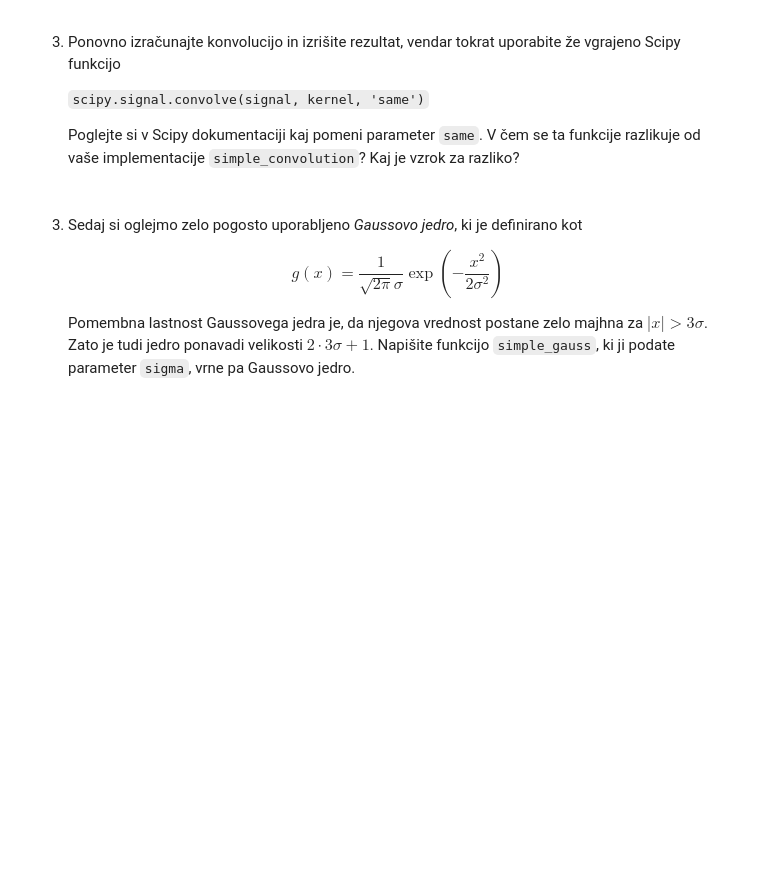
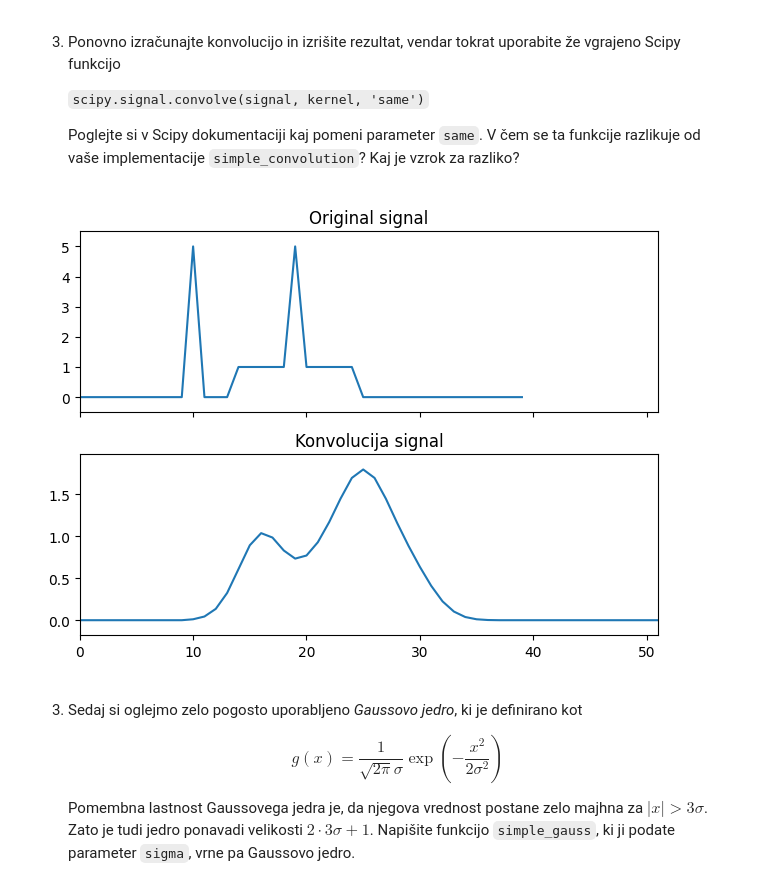
Before and after one commit to Krevs321/Robotika, a Jupyter notebook: vaja2.ipynb, the cells around one changed output. Saved outputs shown, nothing was run; the diff lists cells and outputs as text; code cells hidden in the pictures; blank space fills up the shorter version.

```diff
--- a/vaja2.ipynb
+++ b/vaja2.ipynb
@@ -82,3 +79,20 @@ from scipy import signal
+# %%
+# TO-DO: Izracunajte konvolucijo in izrisite rezultat
+import scipy as sp
+
+output = sp.signal.convolve(signal, kernel, mode='full', method='auto')
+
+fig, (ax_orig, ax_win) = plt.subplots(2, 1, sharex=True)
+ax_orig.plot(signal)
+ax_orig.set_title('Original signal')
+ax_orig.margins(0, 0.1)
+ax_win.plot(output)
+ax_win.set_title('Konvolucija signal')
+ax_win.margins(0, 0.1)
+fig.tight_layout()
+fig.show()
+# %% [output]
+[figure, added]
 # %% [markdown]
 3. Sedaj si oglejmo zelo pogosto uporabljeno <i>Gaussovo jedro</i>, ki je definirano kot
 
```
Also changed, not shown: parts of 2 cells of this notebook.
